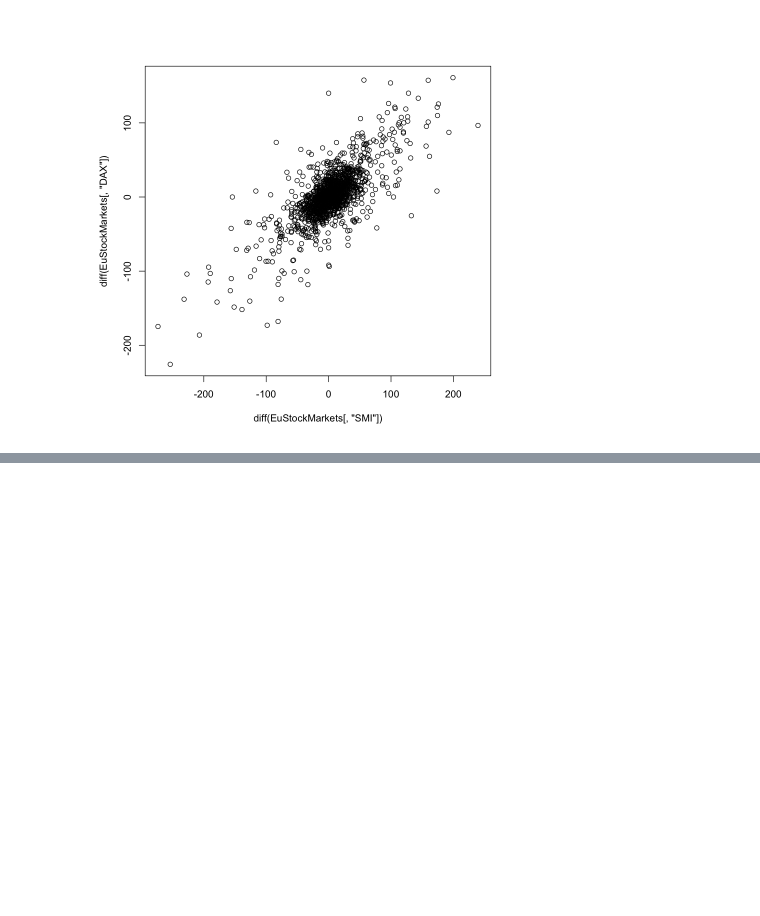
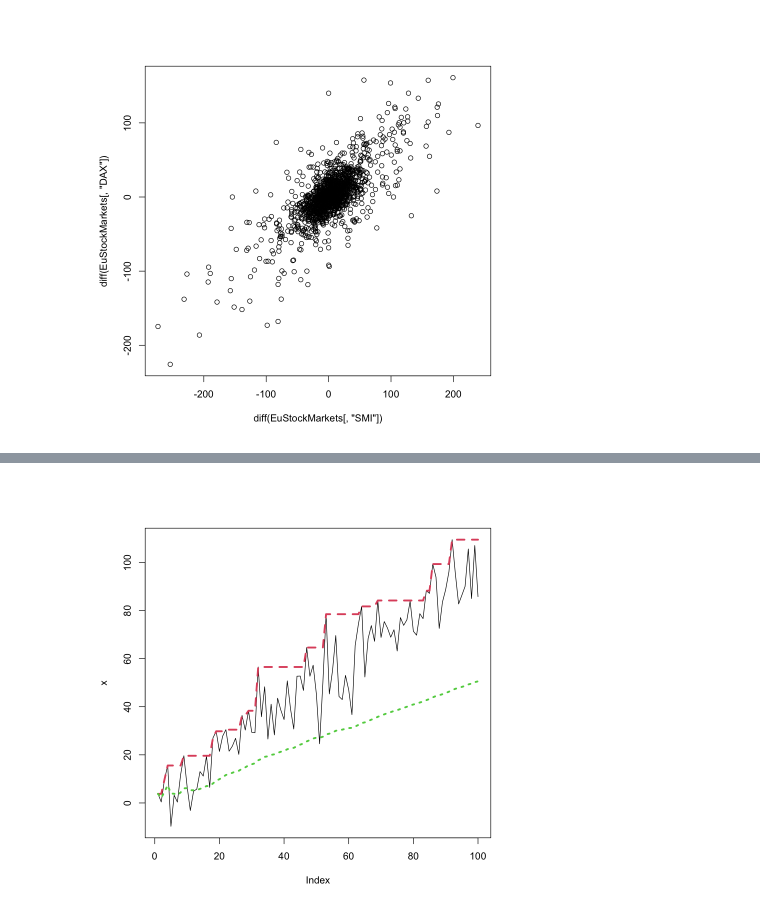
Before and after one commit to antounes/practical-timeseries-analysis, a Jupyter notebook: ch03/code/ch03_exploratory_data-analysis_for_time_series.ipynb, the cells around one changed output, grey strips where cells are left out. Saved outputs shown, nothing was run; the diff lists cells and outputs as text; code cells hidden in the pictures; blank space fills up the shorter version.

```diff
--- a/ch03/code/ch03_exploratory_data-analysis_for_time_series.ipynb
+++ b/ch03/code/ch03_exploratory_data-analysis_for_time_series.ipynb
@@ -76,0 +118,7 @@ plot(lag(diff()),
+# %%
+# Expanding windows
+plot(x, type='l', lwd=1)
+lines(cummax(x), col=2, lwd=3, lty=2) # max
+lines(cumsum(x)/1:length(x), col=3, lwd=3, lty=3) # mean
+# %% [output]
+[figure, added]
```
Also changed, not shown: parts of 16 cells of this notebook.
